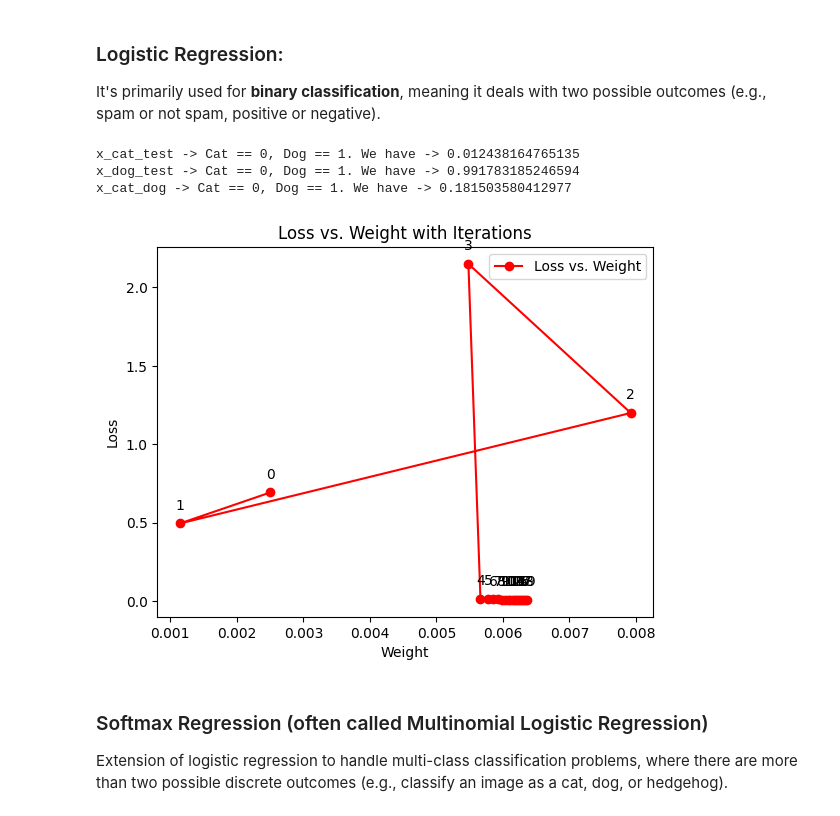
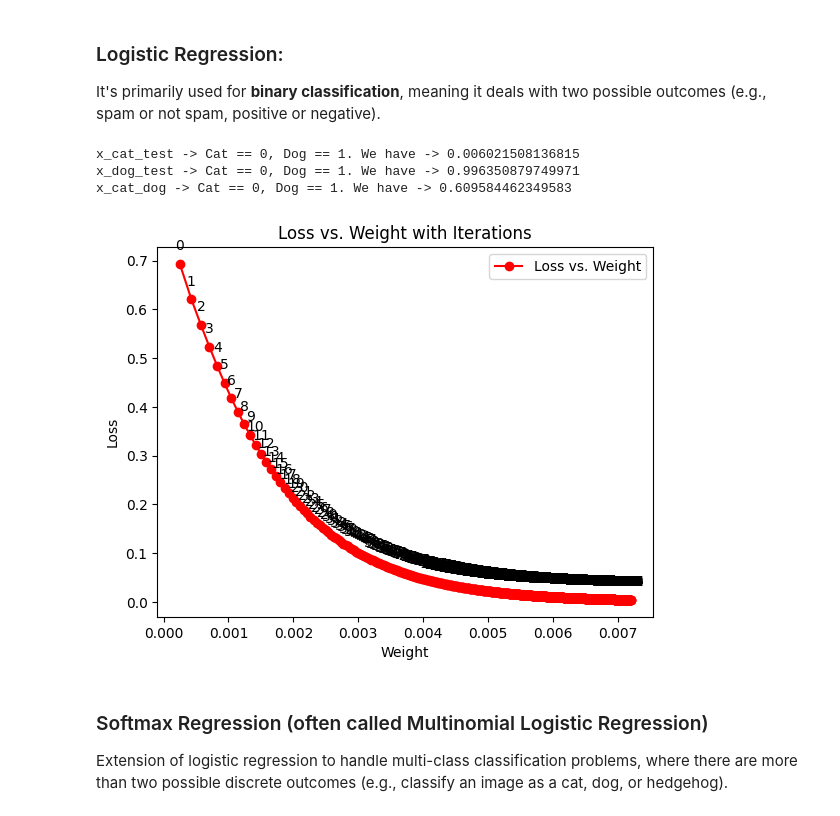
Before and after one commit to imaxfp/neural_n00b, a Jupyter notebook: 3_linear_neural_networks_for_classification.ipynb, the cells around one changed output. Saved outputs shown, nothing was run; the diff lists cells and outputs as text; code cells hidden in the pictures.

```diff
--- a/3_linear_neural_networks_for_classification.ipynb
+++ b/3_linear_neural_networks_for_classification.ipynb
@@ -10,7 +10,7 @@ from src.dataset_service import mock_cat_dog_img_data
 import matplotlib.pyplot as plt
 
 class LogisticRegression:
-    def __init__(self, learning_rate=0.001, num_iterations=20):
+    def __init__(self, learning_rate=0.0001, num_iterations=20):
         self.learning_rate = learning_rate
         self.num_iterations = num_iterations
         self.weights = None
@@ -170,52 +170,54 @@ class LogisticRegression:
 
 # Data preparation
 samples = 10000
-x_cat, x_dog = mock_cat_dog_img_data(samples)
+x_cat, x_dog, _ = mock_cat_dog_img_data(samples)
 
 #Y labelsCAT == 0
 y_cat = np.zeros(len(x_cat))
 
 #DOG == 1
 y_dog = np.ones(len(x_dog))
 
 x = np.concatenate((x_cat, x_dog))
 y = np.concatenate((y_cat, y_dog))
 x = x.reshape(len(x), -1)
 
 # Shuffle data
 indices = np.arange(len(y))
 np.random.shuffle(indices)
 x = x[indices]
 y = y[indices]
 
-# Train the model
-model = LogisticRegression( learning_rate=0.0001, num_iterations=20)
+# TRAIN the model
+model = LogisticRegression(learning_rate=0.00001, num_iterations=1000)
 model.fit(x, y)
 
 # TEST
 
 # Predict for a single instance
-x_cat_test, x_dog_test = mock_cat_dog_img_data(5)
+x_cat_test, x_dog_test, _ = mock_cat_dog_img_data(50)
 #single_cat_instance = x_cat[2].reshape(1, -1)
 print("x_cat_test -> Cat == 0, Dog == 1. We have -> {:.15f}".format(model.predict(x_cat_test[2])[0]))
 print("x_dog_test -> Cat == 0, Dog == 1. We have -> {:.15f}".format(model.predict(x_dog_test[2])[0]))
 
-x_cat_dog  =  np.array([
+
+# example with uncknown class
+x_mouse =  np.array([
         [[1,5, 50, 10],
-        [0, 1, 200, 2],
-        [0, 0, 4, 1],
-        [0, 4, 3, 30]],
+        [0, 1, 20, 2],
+        [0, 2, 4, 1],
+        [1, 4, 3, 30]],
     ])
 
-print("x_cat_dog -> Cat == 0, Dog == 1. We have -> {:.15f}".format(model.predict(x_cat_dog[0])[0]))
+print("x_cat_dog -> Cat == 0, Dog == 1. We have -> {:.15f}".format(model.predict(x_mouse[0])[0]))
 
 
 model.plot_loss_vs_weight()
 # %% [output]
-x_cat_test -> Cat == 0, Dog == 1. We have -> 0.012438164765135
-x_dog_test -> Cat == 0, Dog == 1. We have -> 0.991783185246594
-x_cat_dog -> Cat == 0, Dog == 1. We have -> 0.181503580412977
+x_cat_test -> Cat == 0, Dog == 1. We have -> 0.006021508136815
+x_dog_test -> Cat == 0, Dog == 1. We have -> 0.996350879749971
+x_cat_dog -> Cat == 0, Dog == 1. We have -> 0.609584462349583
-[figure, old version]
+[figure, new version]
 # %% [markdown]
 ### Softmax Regression (often called Multinomial Logistic Regression)
 
```
Also changed, not shown: parts of 1 cell of this notebook, 6 other files.
